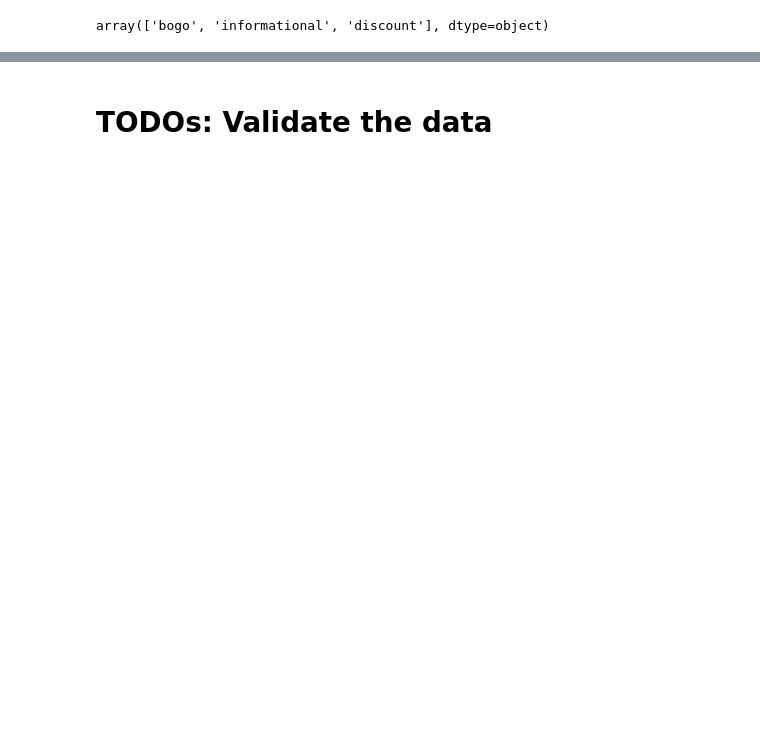
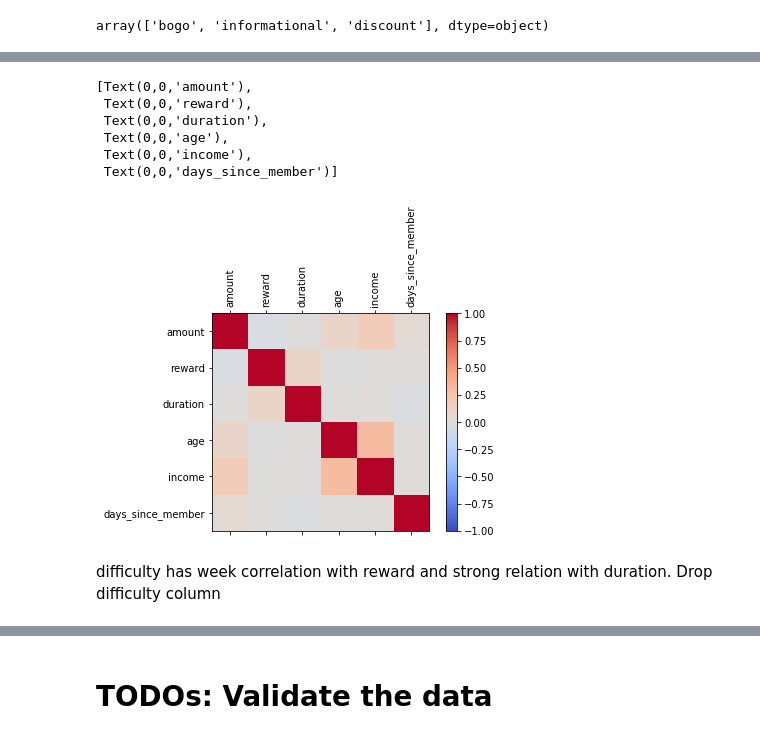
Before and after one commit to Mendy5/Udacity_Project_Capstone, a Jupyter notebook: Starbucks_Capstone_notebook.ipynb, the cells around one changed output, grey strips where cells are left out. Cells and saved outputs as stored; diff of their text form; code cells hidden in the pictures; blank space fills up the shorter version.

Commit message:
Update Starbucks_Capstone_notebook.ipynb
1. check corr of the data
2. do clustering analysis

```diff
--- a/Starbucks_Capstone_notebook.ipynb
+++ b/Starbucks_Capstone_notebook.ipynb
@@ -2206,0 +2298,22 @@ Next step:
+# %%
+corr = offer_trans_final_df.corr()
+fig, ax = plt.subplots()
+# ax = fig.add_subplot(111)
+cax = ax.matshow(corr,cmap='coolwarm', vmin=-1, vmax=1)
+fig.colorbar(cax)
+ticks = np.arange(0,len(offer_trans_final_df.corr().columns),1)
+ax.set_xticks(ticks)
+plt.xticks(rotation=90)
+ax.set_yticks(ticks)
+ax.set_xticklabels(offer_trans_final_df.corr().columns)
+ax.set_yticklabels(offer_trans_final_df.corr().columns)
+# %% [output]
+[Text(0,0,'amount'),
+ Text(0,0,'reward'),
+ Text(0,0,'duration'),
+ Text(0,0,'age'),
+ Text(0,0,'income'),
+ Text(0,0,'days_since_member')]
+[figure, added]
+# %% [markdown]
+difficulty has week correlation with reward and strong relation with duration. Drop difficulty column
```
Also changed, not shown: parts of 49 cells of this notebook.
